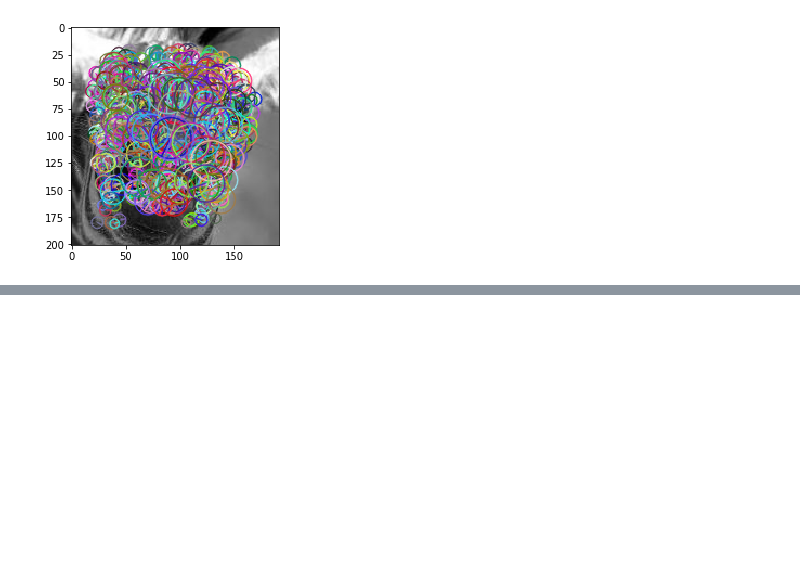
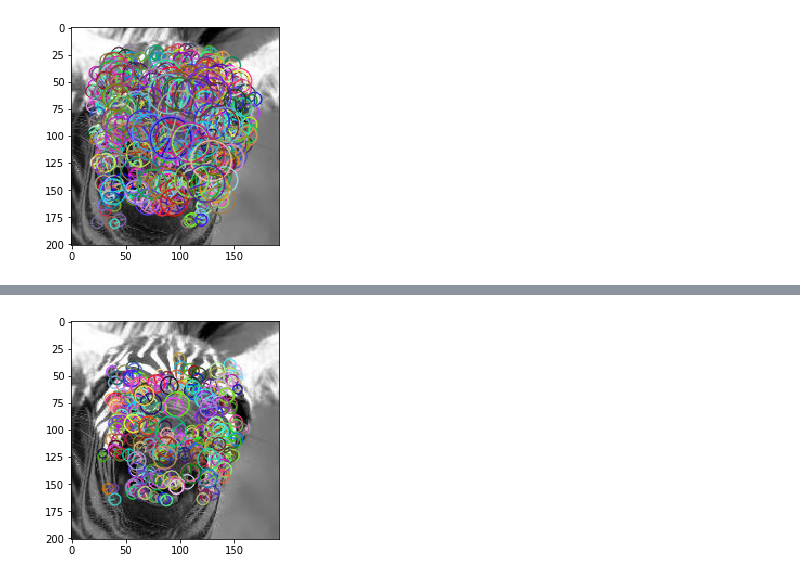
Before and after one commit to otakbeku/computer_vision_fundamental, a Jupyter notebook: Digital Image Processing-3.ipynb, the cells around one changed output, grey strips where cells are left out. Saved outputs shown, nothing was run; the diff lists cells and outputs as text; code cells hidden in the pictures; blank space fills up the shorter version.

```diff
--- a/Digital Image Processing-3.ipynb
+++ b/Digital Image Processing-3.ipynb
@@ -278,0 +299,9 @@ plt.show()
+# %%
+freak_decs = cv2.xfeatures2d.FREAK_create()
+keypoints_freak, desc = freak_decs.compute(img,keypoints_brisk)
+
+img_draw = cv2.drawKeypoints(img, keypoints_freak, None, flags=cv2.DRAW_MATCHES_FLAGS_DRAW_RICH_KEYPOINTS)
+plt.imshow(img_draw)
+plt.show()
+# %% [output]
+[figure, added]
```
Also changed, not shown: parts of 14 cells of this notebook.
